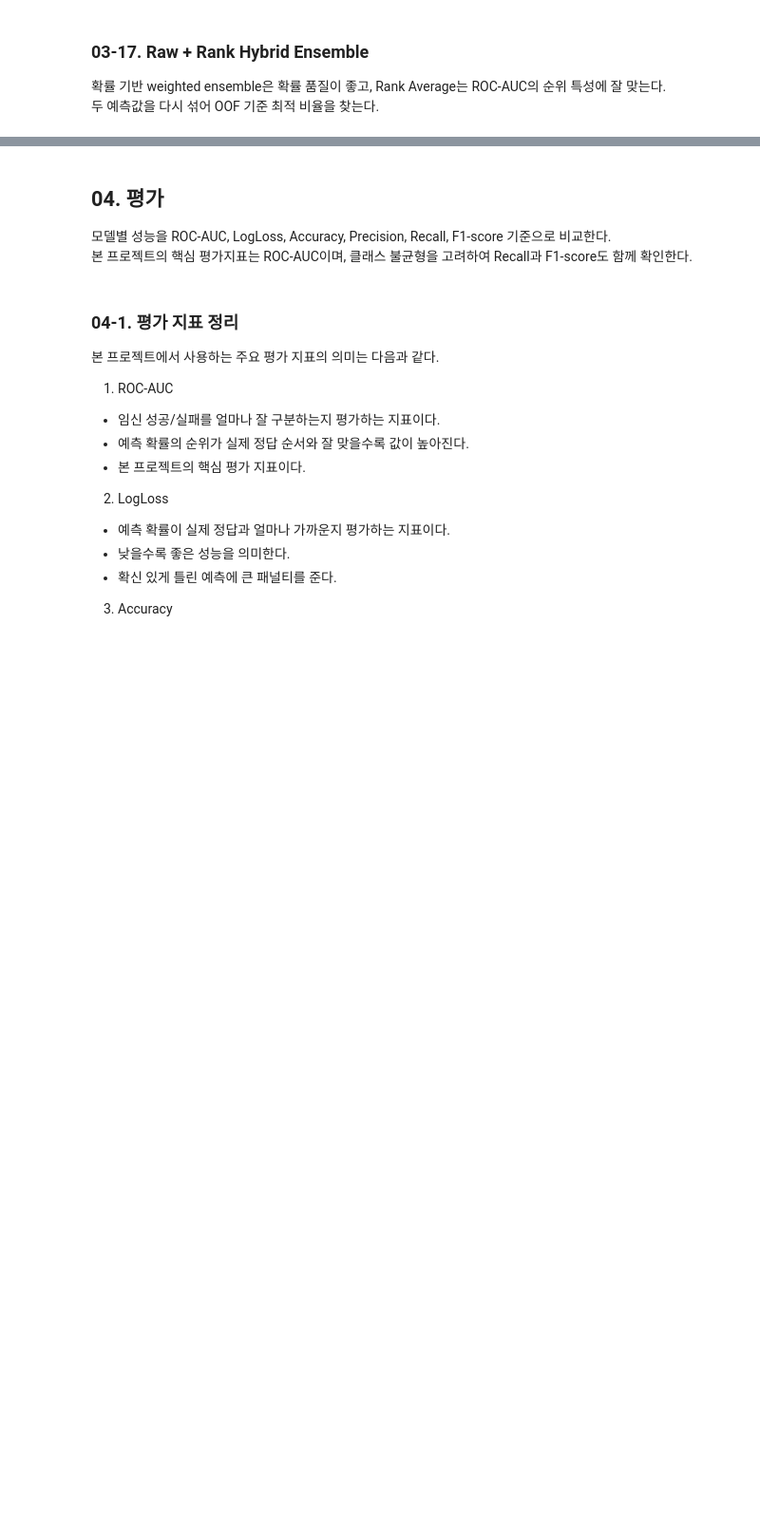
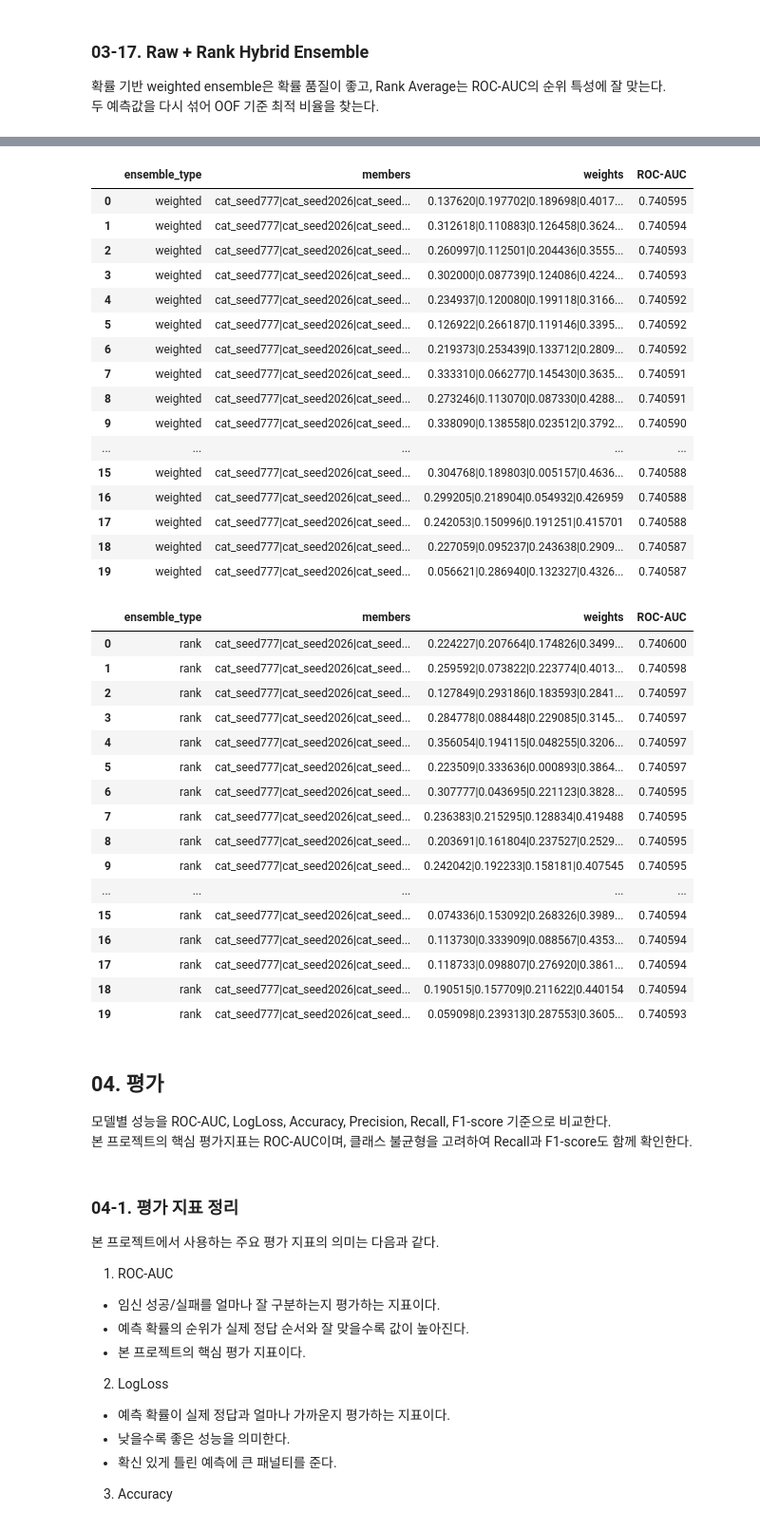
Before and after one commit to nanimnoworry/PSP, a Jupyter notebook: 00.Project_Fertility_PSP_v5.ipynb, the cells around one changed output, grey strips where cells are left out. Shown at 95% size. Drawn from its saved outputs; the diff is of its cells as text; code cells hidden in the pictures; blank space fills up the shorter version.

```diff
--- a/00.Project_Fertility_PSP_v5.ipynb
+++ b/00.Project_Fertility_PSP_v5.ipynb
@@ -3617,3 +4198,41 @@ OOF 개선폭이 작을 때는 리더보드에서 순서가 바뀔 수 있으므
+# %%
+display(multi_seed_results_df.head(20))
+display(multi_seed_rank_results_df.head(20))
+# %% [output]
+|  | ensemble_type | members | weights | ROC-AUC |
+| 0 | weighted | cat_seed777|cat_seed2026|cat_seed... | 0.137620|0.197702|0.189698|0.4017... | 0.740595 |
+| 1 | weighted | cat_seed777|cat_seed2026|cat_seed... | 0.312618|0.110883|0.126458|0.3624... | 0.740594 |
+| 2 | weighted | cat_seed777|cat_seed2026|cat_seed... | 0.260997|0.112501|0.204436|0.3555... | 0.740593 |
+| 3 | weighted | cat_seed777|cat_seed2026|cat_seed... | 0.302000|0.087739|0.124086|0.4224... | 0.740593 |
+| 4 | weighted | cat_seed777|cat_seed2026|cat_seed... | 0.234937|0.120080|0.199118|0.3166... | 0.740592 |
+| 5 | weighted | cat_seed777|cat_seed2026|cat_seed... | 0.126922|0.266187|0.119146|0.3395... | 0.740592 |
+| 6 | weighted | cat_seed777|cat_seed2026|cat_seed... | 0.219373|0.253439|0.133712|0.2809... | 0.740592 |
+| 7 | weighted | cat_seed777|cat_seed2026|cat_seed... | 0.333310|0.066277|0.145430|0.3635... | 0.740591 |
+| 8 | weighted | cat_seed777|cat_seed2026|cat_seed... | 0.273246|0.113070|0.087330|0.4288... | 0.740591 |
+| 9 | weighted | cat_seed777|cat_seed2026|cat_seed... | 0.338090|0.138558|0.023512|0.3792... | 0.740590 |
+| ... | ... | ... | ... | ... |
+| 15 | weighted | cat_seed777|cat_seed2026|cat_seed... | 0.304768|0.189803|0.005157|0.4636... | 0.740588 |
+| 16 | weighted | cat_seed777|cat_seed2026|cat_seed... | 0.299205|0.218904|0.054932|0.426959 | 0.740588 |
+| 17 | weighted | cat_seed777|cat_seed2026|cat_seed... | 0.242053|0.150996|0.191251|0.415701 | 0.740588 |
+| 18 | weighted | cat_seed777|cat_seed2026|cat_seed... | 0.227059|0.095237|0.243638|0.2909... | 0.740587 |
+| 19 | weighted | cat_seed777|cat_seed2026|cat_seed... | 0.056621|0.286940|0.132327|0.4326... | 0.740587 |
+|  | ensemble_type | members | weights | ROC-AUC |
+| 0 | rank | cat_seed777|cat_seed2026|cat_seed... | 0.224227|0.207664|0.174826|0.3499... | 0.740600 |
+| 1 | rank | cat_seed777|cat_seed2026|cat_seed... | 0.259592|0.073822|0.223774|0.4013... | 0.740598 |
+| 2 | rank | cat_seed777|cat_seed2026|cat_seed... | 0.127849|0.293186|0.183593|0.2841... | 0.740597 |
+| 3 | rank | cat_seed777|cat_seed2026|cat_seed... | 0.284778|0.088448|0.229085|0.3145... | 0.740597 |
+| 4 | rank | cat_seed777|cat_seed2026|cat_seed... | 0.356054|0.194115|0.048255|0.3206... | 0.740597 |
+| 5 | rank | cat_seed777|cat_seed2026|cat_seed... | 0.223509|0.333636|0.000893|0.3864... | 0.740597 |
+| 6 | rank | cat_seed777|cat_seed2026|cat_seed... | 0.307777|0.043695|0.221123|0.3828... | 0.740595 |
+| 7 | rank | cat_seed777|cat_seed2026|cat_seed... | 0.236383|0.215295|0.128834|0.419488 | 0.740595 |
+| 8 | rank | cat_seed777|cat_seed2026|cat_seed... | 0.203691|0.161804|0.237527|0.2529... | 0.740595 |
+| 9 | rank | cat_seed777|cat_seed2026|cat_seed... | 0.242042|0.192233|0.158181|0.407545 | 0.740595 |
+| ... | ... | ... | ... | ... |
+| 15 | rank | cat_seed777|cat_seed2026|cat_seed... | 0.074336|0.153092|0.268326|0.3989... | 0.740594 |
+| 16 | rank | cat_seed777|cat_seed2026|cat_seed... | 0.113730|0.333909|0.088567|0.4353... | 0.740594 |
+| 17 | rank | cat_seed777|cat_seed2026|cat_seed... | 0.118733|0.098807|0.276920|0.3861... | 0.740594 |
+| 18 | rank | cat_seed777|cat_seed2026|cat_seed... | 0.190515|0.157709|0.211622|0.440154 | 0.740594 |
+| 19 | rank | cat_seed777|cat_seed2026|cat_seed... | 0.059098|0.239313|0.287553|0.3605... | 0.740593 |
 # %% [markdown]
 ## 04. 평가
 
```
Also changed, not shown: parts of 32 cells of this notebook.
